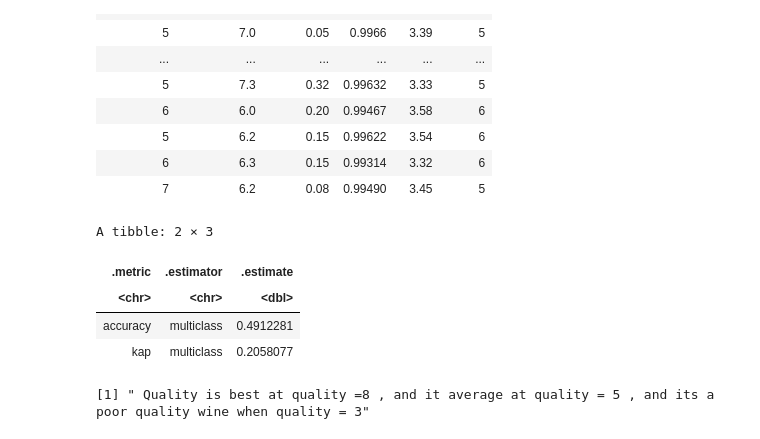
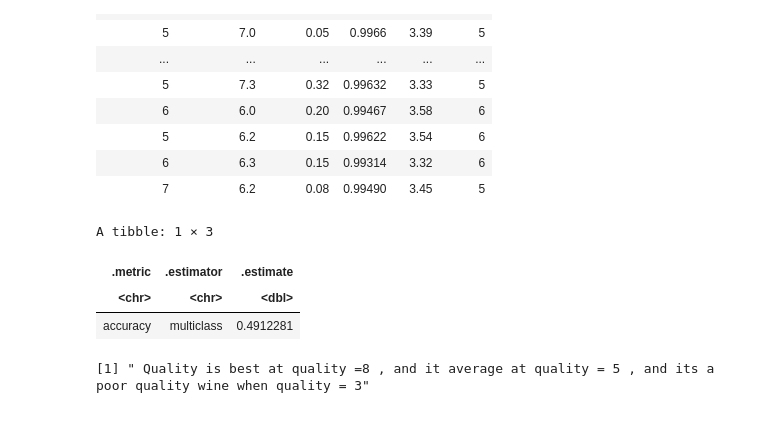
Before and after one commit to allisonml/DSCI-Proposal, a Jupyter notebook: project_proposal.ipynb, the cells around one changed output. Saved outputs shown, nothing was run; the diff lists cells and outputs as text; code cells hidden in the pictures.

```diff
--- a/project_proposal.ipynb
+++ b/project_proposal.ipynb
@@ -248,16 +282,16 @@ A tibble: 285 × 6
 # %%
 set.seed(2341) # DO NOT REMOVE
 
 wine_prediction_accuracy <- wine_test_predictions %>%
-         metrics(truth = quality, estimate = .pred_class)
+        metrics(truth = quality, estimate = .pred_class) %>%
+        filter(.metric == "accuracy")
 
 wine_prediction_accuracy
 # %% [output]
-A tibble: 2 × 3
+A tibble: 1 × 3
 | .metric | .estimator | .estimate |
 | <chr> | <chr> | <dbl> |
 | accuracy | multiclass | 0.4912281 |
-| kap | multiclass | 0.2058077 |
 # %%
 set.seed(2341) # DO NOT REMOVE
 
```
Also changed, not shown: parts of 14 cells of this notebook.
